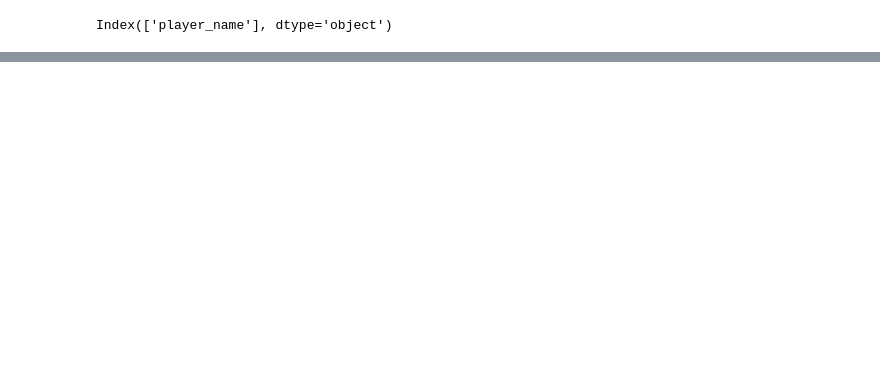
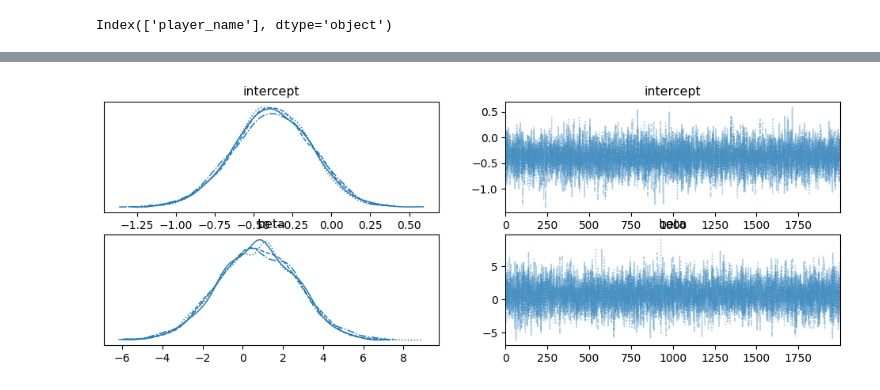
Before and after one commit to shriharshapatil/bayesball_plus-, a Jupyter notebook: notebooks/04_match_outcome_prediction.ipynb, the cells around one changed output, grey strips where cells are left out. Saved outputs shown, nothing was run; the diff lists cells and outputs as text; code cells hidden in the pictures; blank space fills up the shorter version.

```diff
--- a/notebooks/04_match_outcome_prediction.ipynb
+++ b/notebooks/04_match_outcome_prediction.ipynb
@@ -44,0 +136,7 @@ player_impact_df.to_csv("../data/processed/player_impact.csv", index=False)
+# %%
+# Merge match outcome labels with team impact features
+final_df = match_df.merge(impact_pivot, on="match_id", how="left")
+
+
+# Check the result
+final_df
@@ -44,0 +228,24 @@ player_impact_df.to_csv("../data/processed/player_impact.csv", index=False)
+# %%
+model_df = merged_df.copy()
+model_df["home_win"] = (model_df["outcome"] == "win").astype(int)
+# %%
+import pymc as pm
+import arviz as az
+import numpy as np
+
+with pm.Model() as match_model:
+    # Priors for intercept and coefficient
+    intercept = pm.Normal("intercept", mu=0, sigma=2)
+    beta = pm.Normal("beta", mu=0, sigma=2)
+
+    # Logistic regression equation
+    logit_p = intercept + beta * model_df["net_impact"].values
+    p = pm.math.sigmoid(logit_p)
+
+    # Likelihood
+    outcome = pm.Bernoulli("outcome", p=p, observed=model_df["home_win"].values)
+
+    # Sampling
+    trace = pm.sample(2000, tune=1000, return_inferencedata=True, target_accept=0.9)
+
+    trace.to_netcdf("../models/match_outcome_model_trace.nc")
@@ -44,0 +261,5 @@ player_impact_df.to_csv("../data/processed/player_impact.csv", index=False)
+# %%
+az.plot_trace(trace)
+plt.show()
+# %% [output]
+[figure, added]
```
Also changed, not shown: parts of 24 cells of this notebook, 3 other files.
